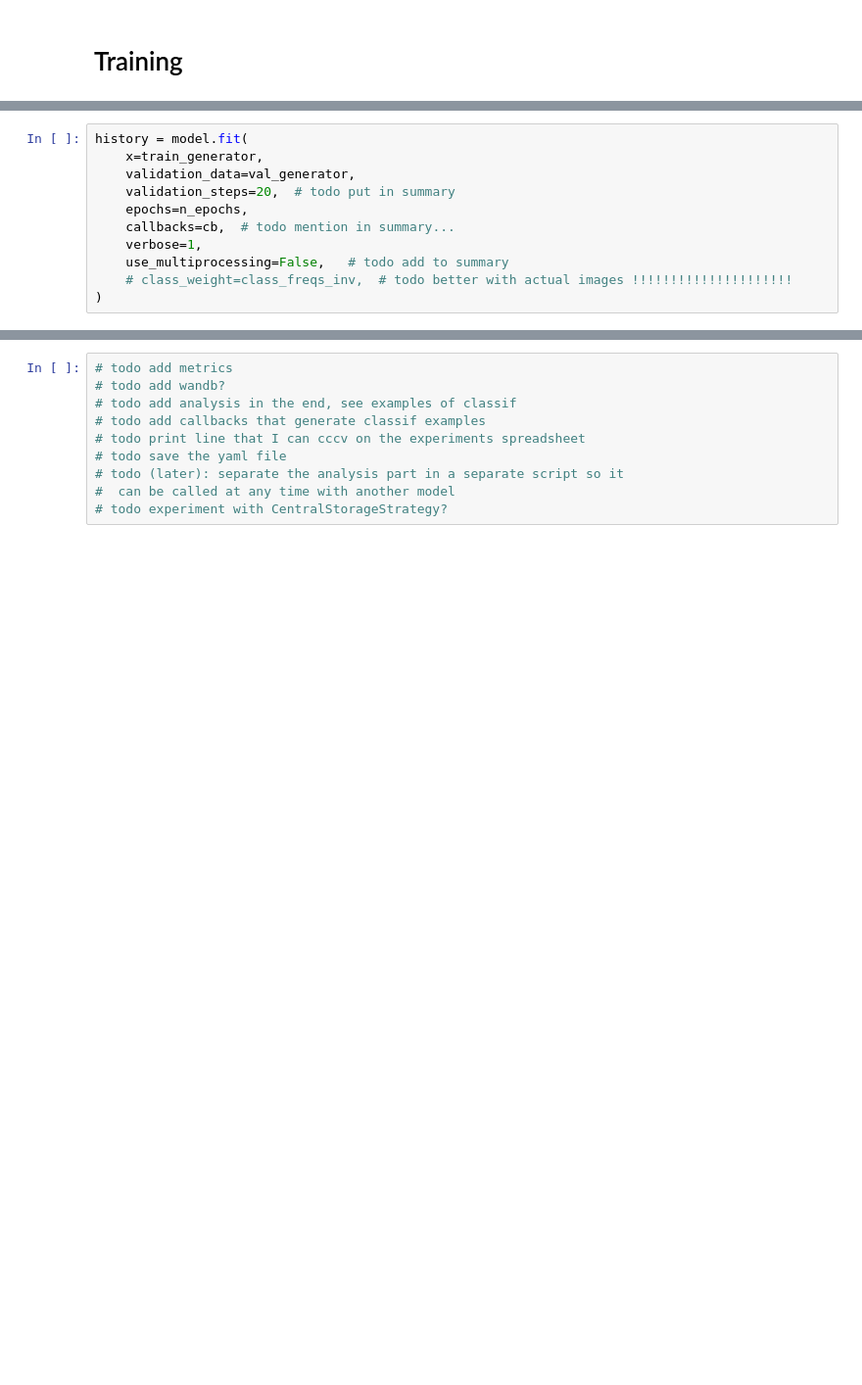
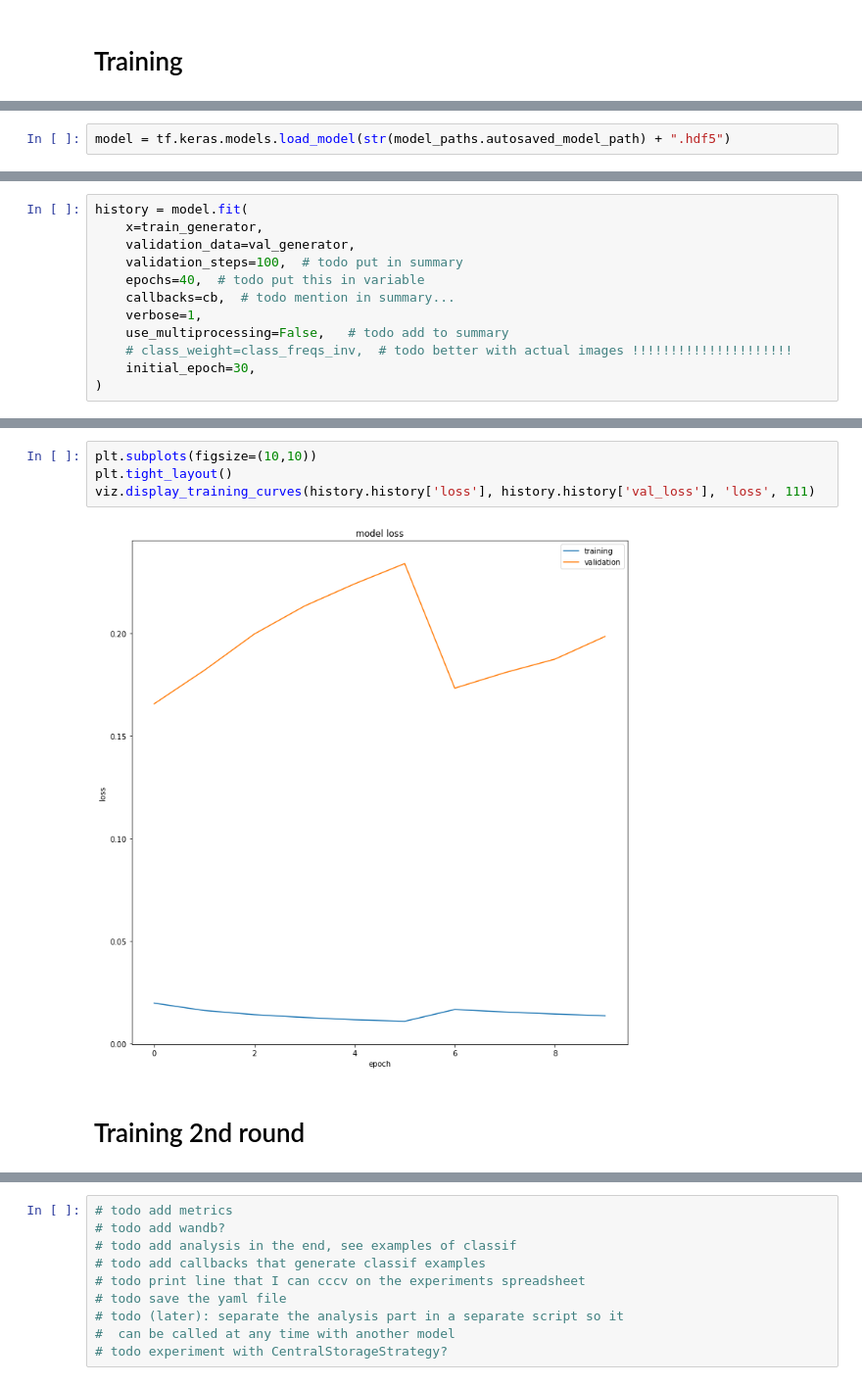
Before and after one commit to jpcbertoldo/tomo2seg, a Jupyter notebook: nbs/dryrun-03.ipynb, the cells around one changed output, grey strips where cells are left out. Shown at 98% size. Cells and saved outputs as stored; diff of their text form; blank space fills up the shorter version.

```diff
--- a/nbs/dryrun-03.ipynb
+++ b/nbs/dryrun-03.ipynb
@@ -352,0 +381,2 @@ Exception: stop
+# %%
+model = tf.keras.models.load_model(str(model_paths.autosaved_model_path) + ".hdf5")
@@ -354,11 +401,12 @@ Exception: stop
 history = model.fit(
     x=train_generator,
     validation_data=val_generator,
-    validation_steps=20,  # todo put in summary
-    epochs=n_epochs,
+    validation_steps=100,  # todo put in summary
+    epochs=40,  # todo put this in variable
     callbacks=cb,  # todo mention in summary...
     verbose=1,
     use_multiprocessing=False,   # todo add to summary
     # class_weight=class_freqs_inv,  # todo better with actual images !!!!!!!!!!!!!!!!!!!!!
+    initial_epoch=30,
 )
 # %% [output]
@@ -367,0 +430,8 @@ INFO:tensorflow:batch_all_reduce: 135 all-reduces with algorithm = nccl, num_pac
+# %%
+plt.subplots(figsize=(10,10))
+plt.tight_layout()
+viz.display_training_curves(history.history['loss'], history.history['val_loss'], 'loss', 111)
+# %% [output]
+[figure, added]
+# %% [markdown]
+# Training 2nd round
```
Also changed, not shown: parts of 29 cells of this notebook, 7 other files.
